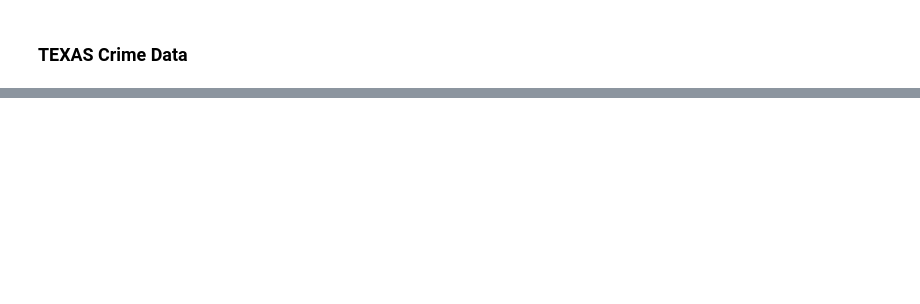
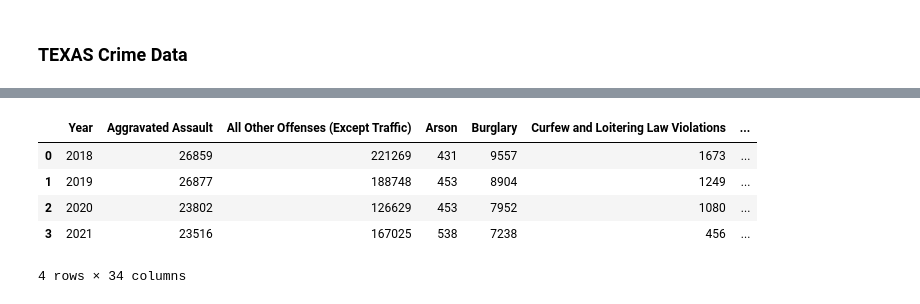
Before and after one commit to drainlm/Personalized-Relocation-Helper-, a Jupyter notebook: code.ipynb, the cells around one changed output, grey strips where cells are left out. Saved outputs shown, nothing was run; the diff lists cells and outputs as text; code cells hidden in the pictures; blank space fills up the shorter version.

```diff
--- a/code.ipynb
+++ b/code.ipynb
@@ -135,0 +87,25 @@ tx_crime_pivot.head()
+# %%
+# Get sum of all violent crime categories and add to new columng called "Violent Crimes"
+tx_crime_df['Violent Crimes'] = tx_crime_df.loc[:, ['Aggravated Assault',
+                                            'Murder and Nonnegligent Manslaughter',
+                                            'Rape', 'Robbery', 'Simple Assault']].sum(axis=1)
+# Get sum of all non-violent crime categories and add to new columng called "Non-Violent Crimes"
+tx_crime_df['Non-Violent Crimes'] = tx_crime_df.loc[:, ['All Other Offenses (Except Traffic)', 'Arson',
+                                            'Burglary','Curfew and Loitering Law Violations', 'Disorderly Conduct',
+                                            'Driving Under the Influence', 'Drug Abuse Violations - Grand Total',
+                                            'Drunkenness', 'Embezzlement', 'Forgery and Counterfeiting', 'Fraud',
+                                            'Gambling - Total', 'Human Trafficking - Commercial Sex Acts',
+                                            'Human Trafficking - Involuntary Servitude', 'Larceny - Theft',
+                                            'Liquor Laws', 'Manslaughter by Negligence', 'Motor Vehicle Theft',
+                                            'Offenses Against the Family and Children','Prostitution and Commercialized Vice',
+                                            'Stolen Property: Buying, Receiving, Possessing',
+                                            'Suspicion', 'Vagrancy', 'Vandalism','Weapons: Carrying, Possessing, Etc.',
+                                            'Sex Offenses (Except Rape, and Prostitution and Commercialized Vice)']].sum(axis=1)
+tx_crime_df
+# %% [output]
+|  | Year | Aggravated Assault | All Other Offenses (Except Traffic) | Arson | Burglary | Curfew and Loitering Law Violations | ... |
+| 0 | 2018 | 26859 | 221269 | 431 | 9557 | 1673 | ... |
+| 1 | 2019 | 26877 | 188748 | 453 | 8904 | 1249 | ... |
+| 2 | 2020 | 23802 | 126629 | 453 | 7952 | 1080 | ... |
+| 3 | 2021 | 23516 | 167025 | 538 | 7238 | 456 | ... |
+4 rows × 34 columns
```
Also changed, not shown: parts of 27 cells of this notebook, 1 other file.
